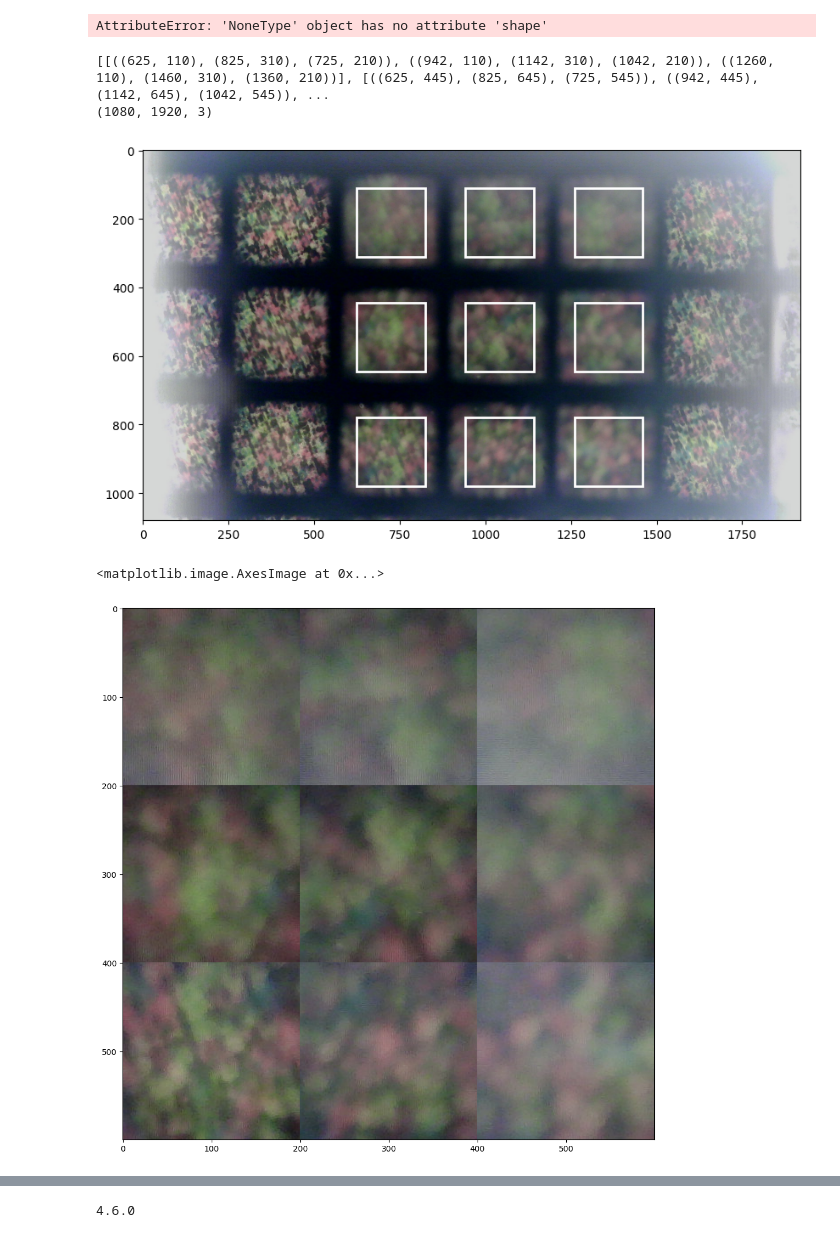
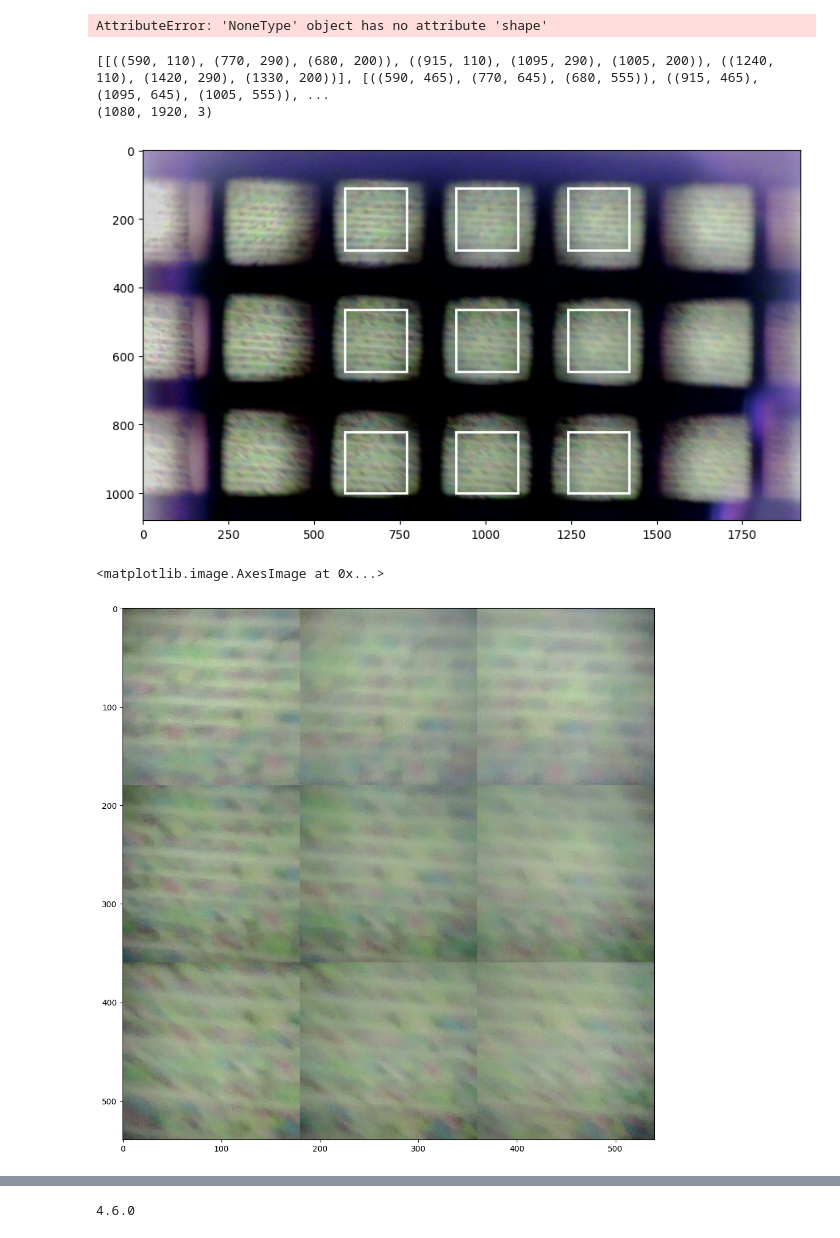
Before and after one commit to lluoan/image_stitch, a Jupyter notebook: img_stitch.ipynb, the cells around one changed output, grey strips where cells are left out. Cells and saved outputs as stored; diff of their text form; code cells hidden in the pictures.

```diff
--- a/img_stitch.ipynb
+++ b/img_stitch.ipynb
@@ -64,7 +64,7 @@ for i in range(ncol):
 import json
 
 # 读取JSON文件并解析变量
-with open("variables.json", "r") as f:
+with open("variables_flip.json", "r") as f:
     data = json.load(f)
     ncol = data["ncol"]
     nrow = data["nrow"]
@@ -92,7 +92,7 @@ print(rect)
 
 fig,ax = plt.subplots(figsize=(10,10))
 
-image = io.imread("2023-04-16-190238.jpg")
+image = io.imread("2023-04-04-095628.jpg")
 # print(image.shape)
 # image = cv2.resize(image, (800, 450))
 
@@ -115,35 +115,35 @@ for i in range(ncol):
     for j in range(nrow):
         (x1, y1), (x2, y2), _ = rect[i][j]  # 获取当前矩形的左下角、右上角坐标
 
         left_top = (x1, y1)
         right_bottom = (x2, y2)
 
         left_top1[0] = left_top[0] + hz
         right_bottom1[0] = right_bottom[0] + hz
 
         left_top1[1] = left_top[1] + gsl
         right_bottom1[1] = right_bottom[1] + gsl
 
 
         # Create a Rectangle patch
         rect_patch = patches.Rectangle((left_top1[0],left_top1[1]),
                                 right_bottom1[0]-left_top1[0],right_bottom1[1] - left_top1[1],
                                 linewidth=2, edgecolor='w',facecolor='none')
         # Add the patch to the Axes
         ax.add_patch(rect_patch)
 
         # cut roi tiles and save
     #     print(left_top[0])
         img_tile = image[int(left_top1[1]):int(right_bottom1[1]), int(left_top1[0]):int(right_bottom1[0]), :]
         # plt.figure()
         # plt.title(k)
         # plt.imshow(img_tile)
     #     plt.imshow(cv2.flip(img_tile, -1))
         k = k + 1
 # %% [output]
-[[((625, 110), (825, 310), (725, 210)), ((942, 110), (1142, 310), (1042, 210)), ((1260, 110), (1460, 310), (1360, 210))], [((625, 445), (825, 645), (725, 545)), ((942, 445), (1142, 645), (1042, 545)), ...
+[[((590, 110), (770, 290), (680, 200)), ((915, 110), (1095, 290), (1005, 200)), ((1240, 110), (1420, 290), (1330, 200))], [((590, 465), (770, 645), (680, 555)), ((915, 465), (1095, 645), (1005, 555)), ...
 (1080, 1920, 3)
-[figure, old version]
+[figure, new version]
 # %%
 vstack = []
 tile_list = []
@@ -183,7 +183,7 @@ plt.figure(figsize=(12,12))
 plt.imshow(vstack, cmap='gray')
 # %% [output]
 <matplotlib.image.AxesImage at 0x...>
-[figure, old version]
+[figure, new version]
 # %%
 from skimage.color import rgb2gray, rgb2hsv, hsv2rgb
 # img1 = rgb2gray(tile_list[0])
```
Also changed, not shown: parts of 6 cells of this notebook, 2 other files.
